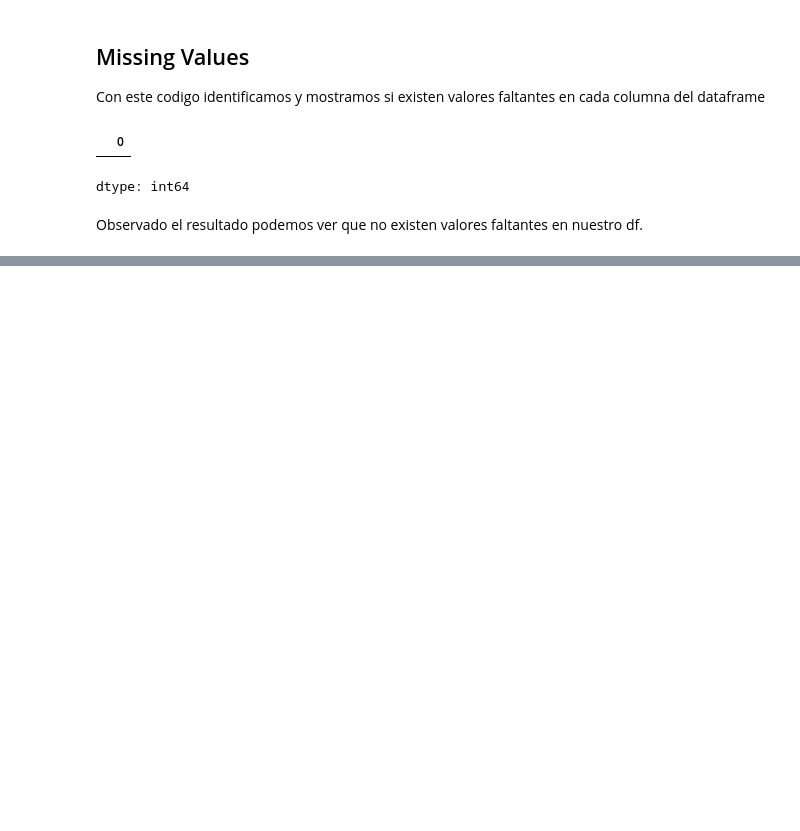
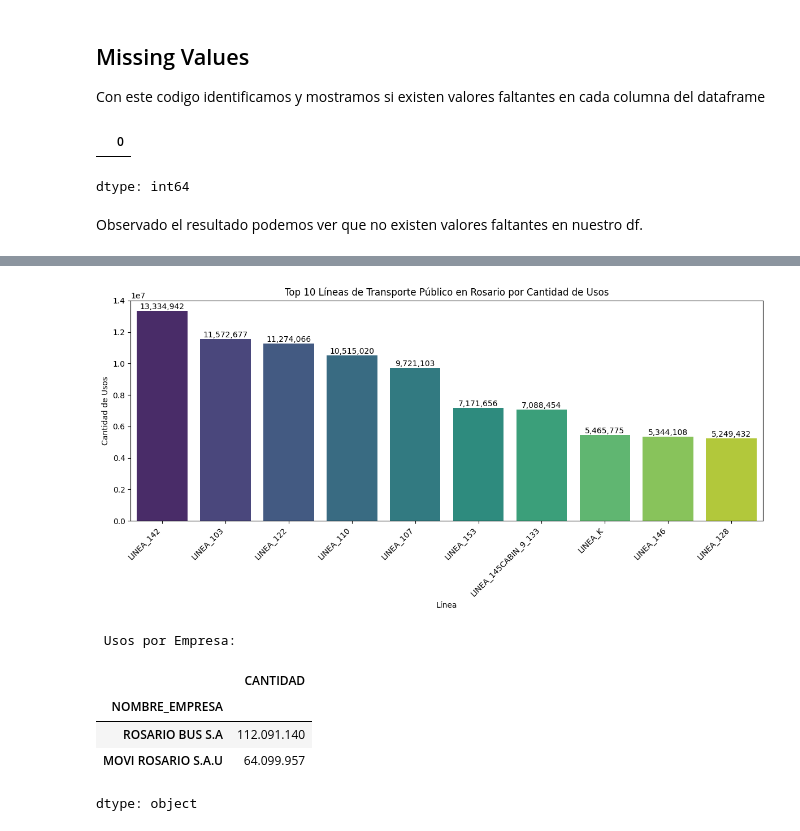
Before and after one commit to francusi/CoderDS, a Jupyter notebook: ProyectoDSParteIBarrionuevo.ipynb, the cells around one changed output, grey strips where cells are left out. Saved outputs shown, nothing was run; the diff lists cells and outputs as text; code cells hidden in the pictures; blank space fills up the shorter version.

```diff
--- a/ProyectoDSParteIBarrionuevo.ipynb
+++ b/ProyectoDSParteIBarrionuevo.ipynb
@@ -96,0 +212,33 @@ Observado el resultado podemos ver que no existen valores faltantes en nuestro d
+# %%
+# Agrupamos por linea, sumamos los usos y ordenamos por orden descendente
+usos_por_linea = df_filtrado.groupby('LINEA')['CANTIDAD'].sum().sort_values(ascending=False)
+
+# Seleccionamos top 10 lineas mas usadas
+top_10_lineas = usos_por_linea.head(10)
+
+# Graficamos top 10 mediante grafico de barras
+plt.figure(figsize=(12, 6))
+ax = sns.barplot(x=top_10_lineas.index, y=top_10_lineas.values, hue=top_10_lineas.index, palette='viridis', legend=False) # Updated for FutureWarning
+plt.title('Top 10 Líneas de Transporte Público en Rosario por Cantidad de Usos')
+plt.xlabel('Línea')
+plt.ylabel('Cantidad de Usos')
+plt.xticks(rotation=45, ha='right')
+plt.tight_layout()
+
+# Añadimos valores a las barras y configuramos separador de miles
+for container in ax.containers:
+    ax.bar_label(container, fmt='{:,.0f}')
+plt.show()
+
+# Agrupamos por empresa y sumamos usos
+usos_por_empresa = df_filtrado.groupby('NOMBRE_EMPRESA')['CANTIDAD'].sum().sort_values(ascending=False)
+print("\n Usos por Empresa:")
+display(usos_por_empresa.apply(lambda x: f"{x:,.0f}".replace(",", ".")))
+# %% [output]
+[figure, added]
+ Usos por Empresa:
+|  | CANTIDAD |
+| NOMBRE_EMPRESA |  |
+| ROSARIO BUS S.A | 112.091.140 |
+| MOVI ROSARIO S.A.U | 64.099.957 |
+dtype: object
```
Also changed, not shown: parts of 10 cells of this notebook.
